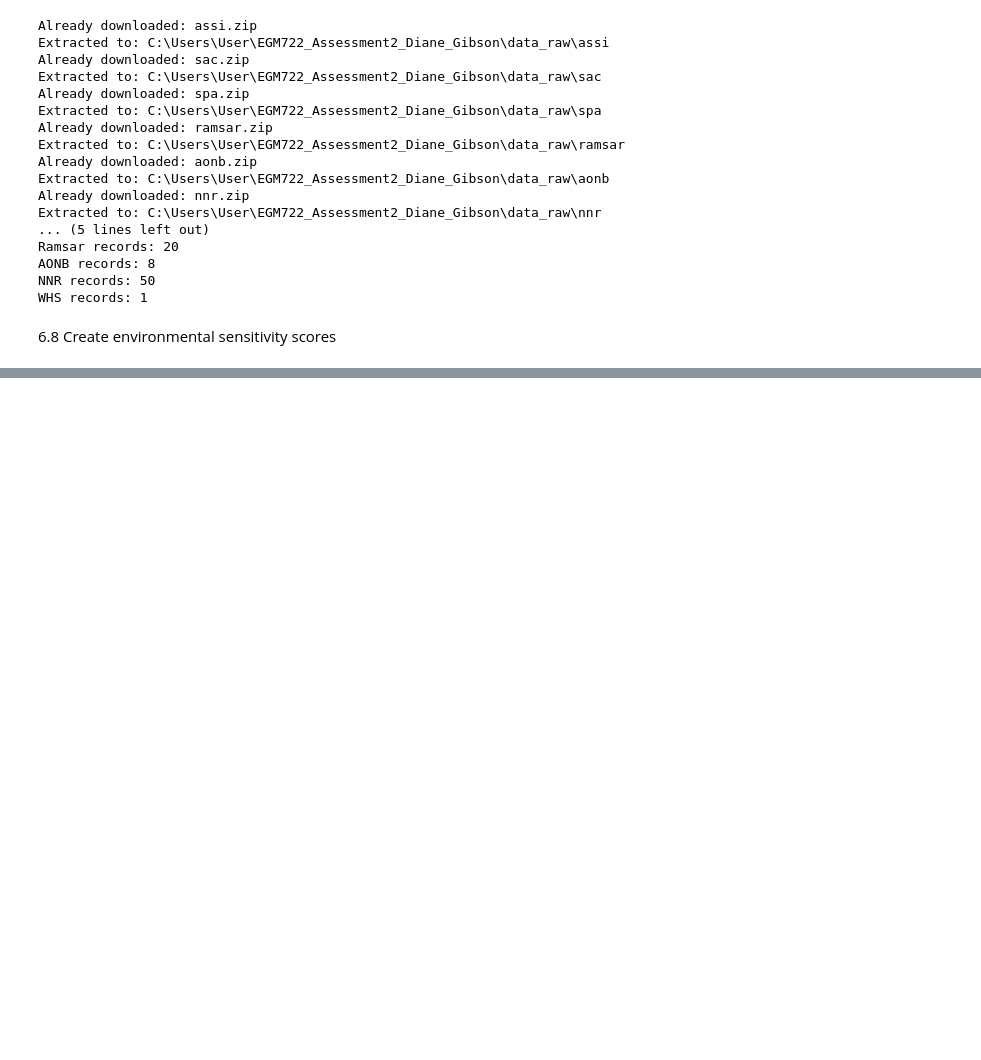
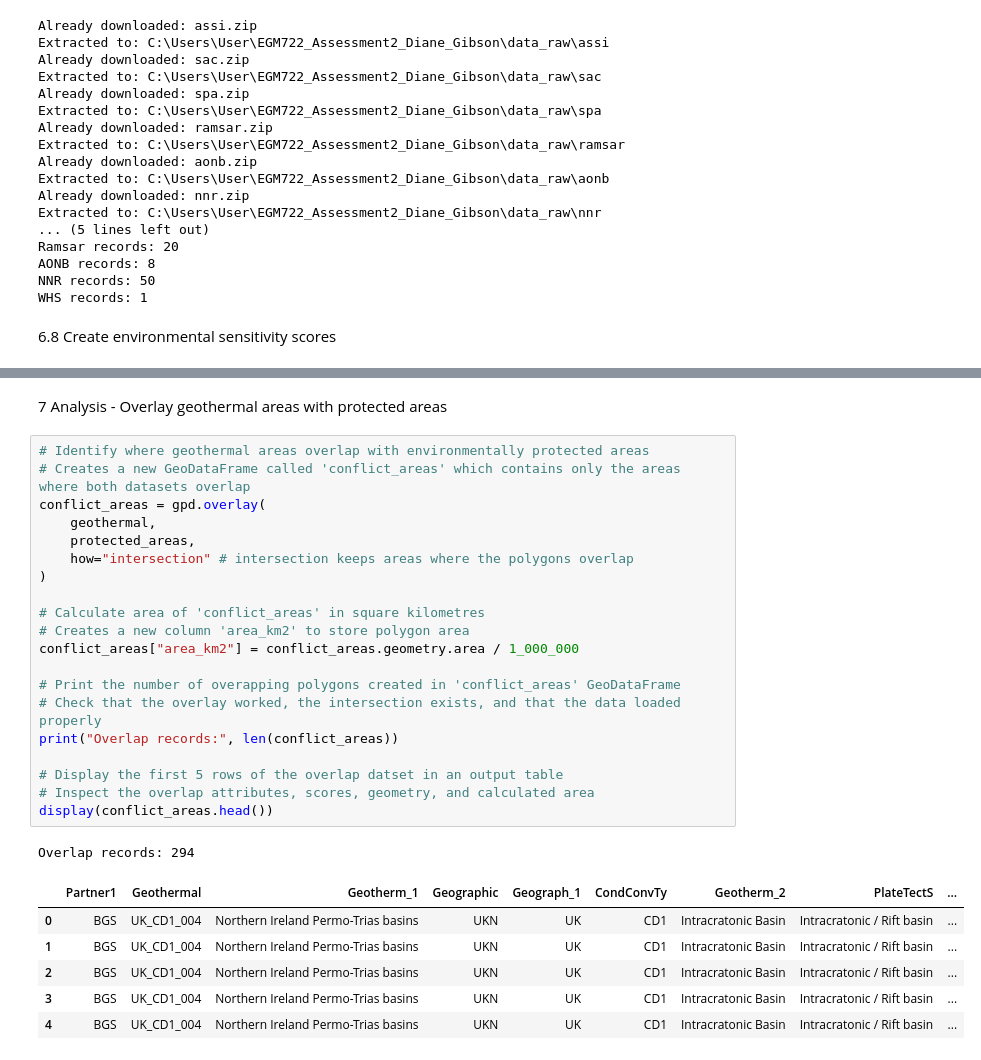
Before and after one commit to dgibson-ulst/EGM722_Assessment2_Diane_Gibson, a Jupyter notebook: notebooks/EGM722_geothermal_groundwater_mapping.ipynb, the cells around one changed output, grey strips where cells are left out. Cells and saved outputs as stored; diff of their text form; blank space fills up the shorter version.

```diff
--- a/notebooks/EGM722_geothermal_groundwater_mapping.ipynb
+++ b/notebooks/EGM722_geothermal_groundwater_mapping.ipynb
@@ -587,3 +587,33 @@ Combined protected-area records: 547
 | 2 | 4564.0 | ASSI033 | Rathlin Island - Coast | Antrim | 1:10000 | Common Gull, Fulmar, Guillemot, H... | No ASSI feature present in this f... | Subtidal, Coastal vegetated shing... | Tertiary igneous, Tertiary igneous | 29.0 | ... |
 | 3 | 4565.0 | ASSI050 | Sheep Island | Antrim | 1:10000 | Great Cormorant | No ASSI feature present in this f... | No ASSI feature present in this f... | No ASSI feature present in this f... | 2.0 | ... |
 | 4 | 4566.0 | ASSI116 | Carrickarade | Antrim | 1:10000 | Invertebrate assemblage, Breeding... | No ASSI feature present in this f... | Maritime cliff and slopes | Cretaceous stratigraphy, Tufa cas... | 4.0 | ... |
+# %% [markdown]
+7 Analysis - Overlay geothermal areas with protected areas
+# %%
+# Identify where geothermal areas overlap with environmentally protected areas
+# Creates a new GeoDataFrame called 'conflict_areas' which contains only the areas where both datasets overlap
+conflict_areas = gpd.overlay(
+    geothermal,
+    protected_areas,
+    how="intersection" # intersection keeps areas where the polygons overlap
+)
+
+# Calculate area of 'conflict_areas' in square kilometres
+# Creates a new column 'area_km2' to store polygon area
+conflict_areas["area_km2"] = conflict_areas.geometry.area / 1_000_000
+
+# Print the number of overapping polygons created in 'conflict_areas' GeoDataFrame
+# Check that the overlay worked, the intersection exists, and that the data loaded properly
+print("Overlap records:", len(conflict_areas))
+
+# Display the first 5 rows of the overlap datset in an output table
+# Inspect the overlap attributes, scores, geometry, and calculated area
+display(conflict_areas.head())
+# %% [output]
+Overlap records: 294
+|  | Partner1 | Geothermal | Geotherm_1 | Geographic | Geograph_1 | CondConvTy | Geotherm_2 | PlateTectS | ... |
+| 0 | BGS | UK_CD1_004 | Northern Ireland Permo-Trias basins | UKN | UK | CD1 | Intracratonic Basin | Intracratonic / Rift basin | ... |
+| 1 | BGS | UK_CD1_004 | Northern Ireland Permo-Trias basins | UKN | UK | CD1 | Intracratonic Basin | Intracratonic / Rift basin | ... |
+| 2 | BGS | UK_CD1_004 | Northern Ireland Permo-Trias basins | UKN | UK | CD1 | Intracratonic Basin | Intracratonic / Rift basin | ... |
+| 3 | BGS | UK_CD1_004 | Northern Ireland Permo-Trias basins | UKN | UK | CD1 | Intracratonic Basin | Intracratonic / Rift basin | ... |
+| 4 | BGS | UK_CD1_004 | Northern Ireland Permo-Trias basins | UKN | UK | CD1 | Intracratonic Basin | Intracratonic / Rift basin | ... |
```
Also changed, not shown: parts of 9 cells of this notebook, 1 other file.
